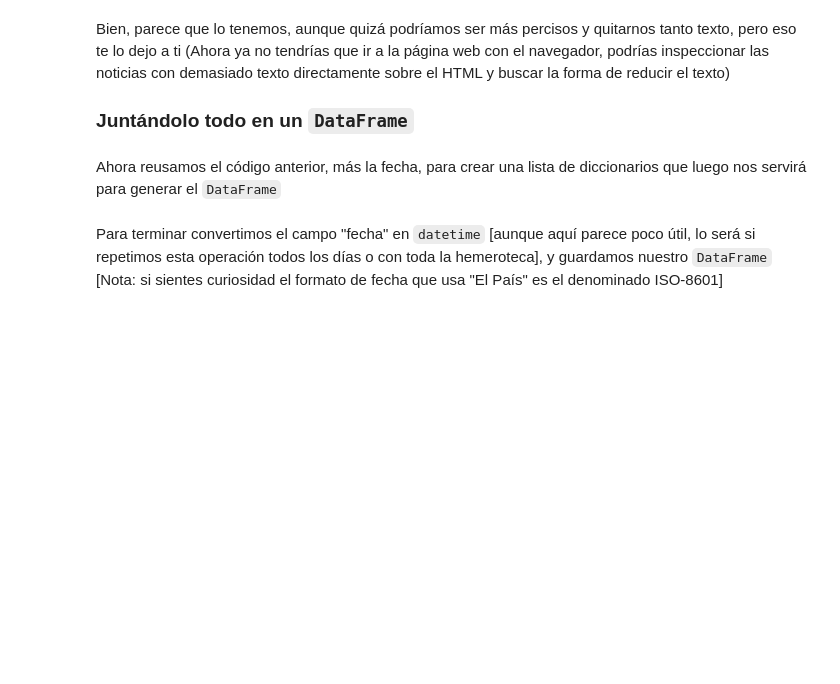
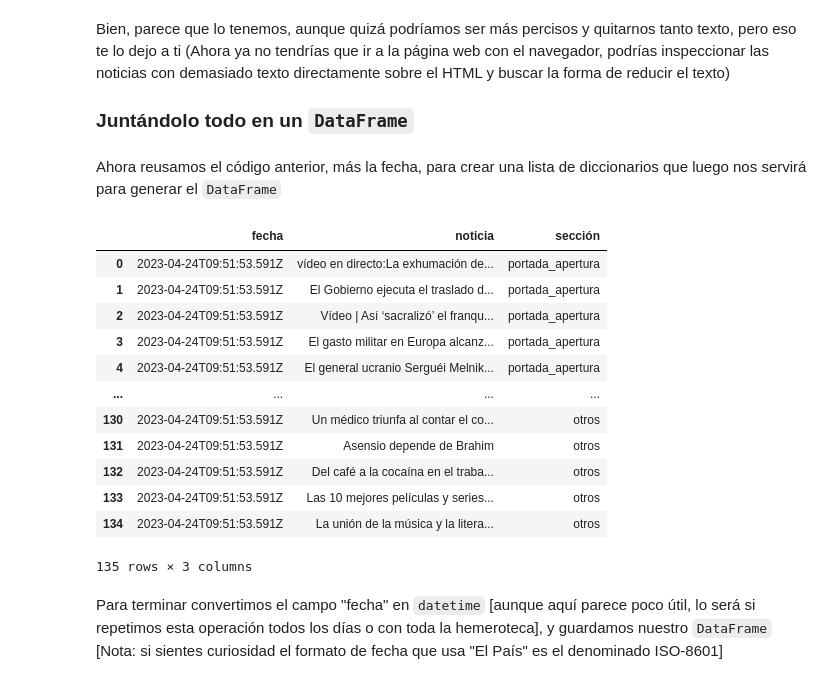
Before and after one commit to MHHsim/DS-Online-Marta-Harana, a Jupyter notebook: 03_Data_Analysis/Sprint_06/Unidad_02_Procesado_Datos_Externos_Web_Scraping_APIs/01_Workout/06_Ejemplo_Scraping_II.ipynb, the cells around one changed output. Cells and saved outputs as stored; diff of their text form; code cells hidden in the pictures; blank space fills up the shorter version.

```diff
--- a/03_Data_Analysis/Sprint_06/Unidad_02_Procesado_Datos_Externos_Web_Scraping_APIs/01_Workout/06_Ejemplo_Scraping_II.ipynb
+++ b/03_Data_Analysis/Sprint_06/Unidad_02_Procesado_Datos_Externos_Web_Scraping_APIs/01_Workout/06_Ejemplo_Scraping_II.ipynb
@@ -27,3 +27,14 @@ Sabemos que la fecha está en un Tag "time", pero vimos que había varios, tenem
 # Iremos recuperando todos los Tags de tipo "time" y para cada uno recorreremos el árbol de sus padres con el método
 # correspondiente, cuando encontremos el que tenga el atributo indicado, nos quedaremos con el Tag "time" que
 # estábamos revisando y pararemos
+
+fin = False
+for tiempo in soup_elpais.find_all("time"):
+    for padre in tiempo.parents:
+        if padre.attrs.get("data-dtm-region", None) == "portada_menu":
+            print(tiempo)
+            tiempo_tag = tiempo
+            fin = True
+            break
+    if fin:
+        break
@@ -32,3 +53,5 @@ Sabemos que la fecha está en un Tag "time", pero vimos que había varios, tenem
+# %%
+fecha = tiempo_tag["datetime"]
 # %% [markdown]
 Podemos escoger el que queramos, vamos a quedarnos el datetime porque luego le diremos a Pandas que lo use como tal:
 # %% [markdown]
@@ -36,4 +59,12 @@ Podemos escoger el que queramos, vamos a quedarnos el datetime porque luego le d
 # %% [markdown]
 Tenemos el tiempo es el momento de capturar los artículos y sus secciones. Recordaras ,y si no, te lo recuerdo yo, que teniamos Tag "section" y dentro de estos colgaban Tag "articles". El nombre de la seccion estaba en el atributo "data-dtm-region".
 # %%
-# Recorramos todos los Tags tipo "section", capturemos su atributo "data-dtm-regioin" y luego para cada "section" vayamos acumulando sus artículos
+# Recorramos todos los Tags tipo "section", capturemos su atributo "data-dtm  -region" y luego para cada "section" vayamos acumulando sus artículos
+for seccion in soup_elpais.find_all("section"):
+    nombre_seccion = seccion.get("data-dtm-region", "otros")
+    for articulo in seccion.find_all("article"):
+        noticia = articulo.header.get_text(separator = ":")
+        if noticia:
+            print(f"He encontrado una noticia de la seccion {nombre_seccion}:")
+            print(f"NOTICIA -> {noticia}")
+            print("\n\n")
@@ -50,2 +97,28 @@ Ahora reusamos el código anterior, más la fecha, para crear una lista de dicci
+# %%
+# Creamos nuestra lista de diccionarios, uno por noticiA
+lista_noticia = []
+for seccion in soup_elpais.find_all("section"):
+    nombre_seccion = seccion.get("data-dtm-region", "otros")
+    for articulo in seccion.find_all("article"):
+        noticia = articulo.header.get_text(separator = ":")
+        if noticia:
+            lista_noticia.append({"fecha": fecha, "noticia": noticia, "sección": nombre_seccion})
+# %%
+df = pd.DataFrame(lista_noticia)
+df
+# %% [output]
+|  | fecha | noticia | sección |
+| 0 | 2023-04-24T09:51:53.591Z | vídeo en directo:La exhumación de... | portada_apertura |
+| 1 | 2023-04-24T09:51:53.591Z | El Gobierno ejecuta el traslado d... | portada_apertura |
+| 2 | 2023-04-24T09:51:53.591Z | Vídeo | Así ‘sacralizó’ el franqu... | portada_apertura |
+| 3 | 2023-04-24T09:51:53.591Z | El gasto militar en Europa alcanz... | portada_apertura |
+| 4 | 2023-04-24T09:51:53.591Z | El general ucranio Serguéi Melnik... | portada_apertura |
+| ... | ... | ... | ... |
+| 130 | 2023-04-24T09:51:53.591Z | Un médico triunfa al contar el co... | otros |
+| 131 | 2023-04-24T09:51:53.591Z | Asensio depende de Brahim | otros |
+| 132 | 2023-04-24T09:51:53.591Z | Del café a la cocaína en el traba... | otros |
+| 133 | 2023-04-24T09:51:53.591Z | Las 10 mejores películas y series... | otros |
+| 134 | 2023-04-24T09:51:53.591Z | La unión de la música y la litera... | otros |
+135 rows × 3 columns
 # %% [markdown]
 Para terminar convertimos el campo "fecha" en `datetime` [aunque aquí parece poco útil, lo será si repetimos esta operación todos los días o con toda la hemeroteca], y guardamos nuestro `DataFrame` [Nota: si sientes curiosidad el formato de fecha que usa "El País" es el denominado ISO-8601]
```
Also changed, not shown: parts of 5 cells of this notebook.
